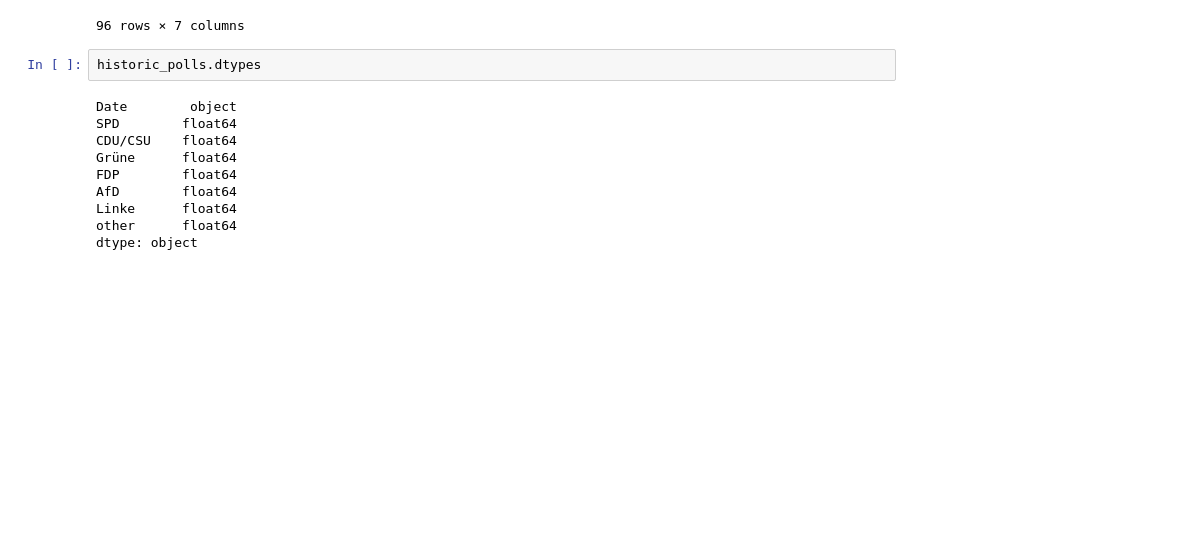
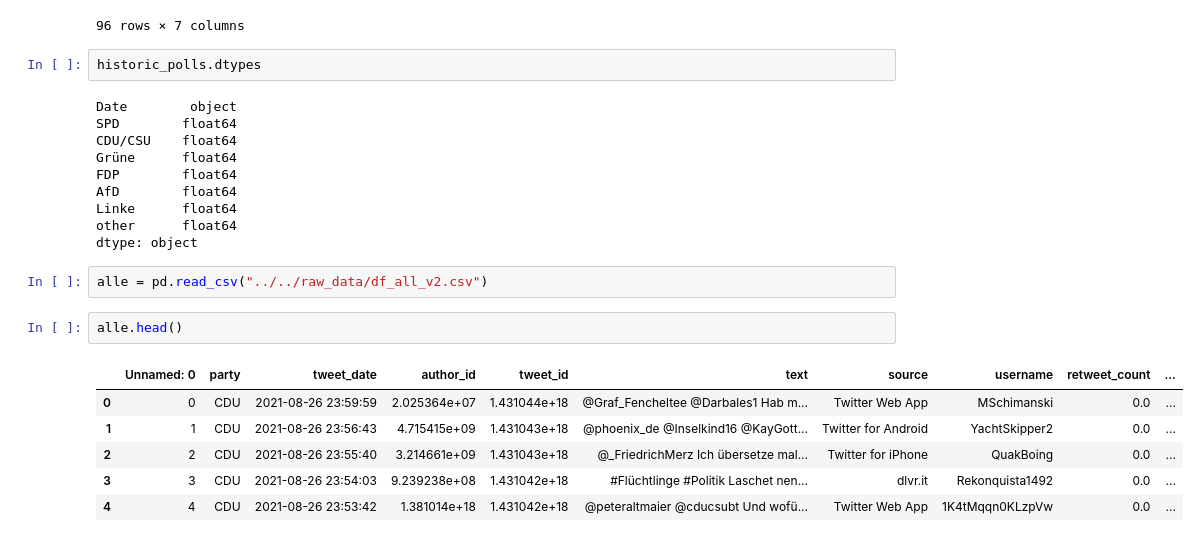
Before and after one commit to NicolasBuehringer/project_delphi, a Jupyter notebook: notebooks/04philipp/Streamlit.ipynb, the cells around one changed output. Saved outputs shown, nothing was run; the diff lists cells and outputs as text; blank space fills up the shorter version.

```diff
--- a/notebooks/04philipp/Streamlit.ipynb
+++ b/notebooks/04philipp/Streamlit.ipynb
@@ -59,3 +59,14 @@ AfD        float64
 Linke      float64
 other      float64
 dtype: object
+# %%
+alle = pd.read_csv("../../raw_data/df_all_v2.csv")
+# %%
+alle.head()
+# %% [output]
+|  | Unnamed: 0 | party | tweet_date | author_id | tweet_id | text | source | username | retweet_count | ... |
+| 0 | 0 | CDU | 2021-08-26 23:59:59 | 2.025364e+07 | 1.431044e+18 | @Graf_Fencheltee @Darbales1 Hab m... | Twitter Web App | MSchimanski | 0.0 | ... |
+| 1 | 1 | CDU | 2021-08-26 23:56:43 | 4.715415e+09 | 1.431043e+18 | @phoenix_de @Inselkind16 @KayGott... | Twitter for Android | YachtSkipper2 | 0.0 | ... |
+| 2 | 2 | CDU | 2021-08-26 23:55:40 | 3.214661e+09 | 1.431043e+18 | @_FriedrichMerz Ich übersetze mal... | Twitter for iPhone | QuakBoing | 0.0 | ... |
+| 3 | 3 | CDU | 2021-08-26 23:54:03 | 9.239238e+08 | 1.431042e+18 | #Flüchtlinge #Politik Laschet nen... | dlvr.it | Rekonquista1492 | 0.0 | ... |
+| 4 | 4 | CDU | 2021-08-26 23:53:42 | 1.381014e+18 | 1.431042e+18 | @peteraltmaier @cducsubt Und wofü... | Twitter Web App | 1K4tMqqn0KLzpVw | 0.0 | ... |
```
